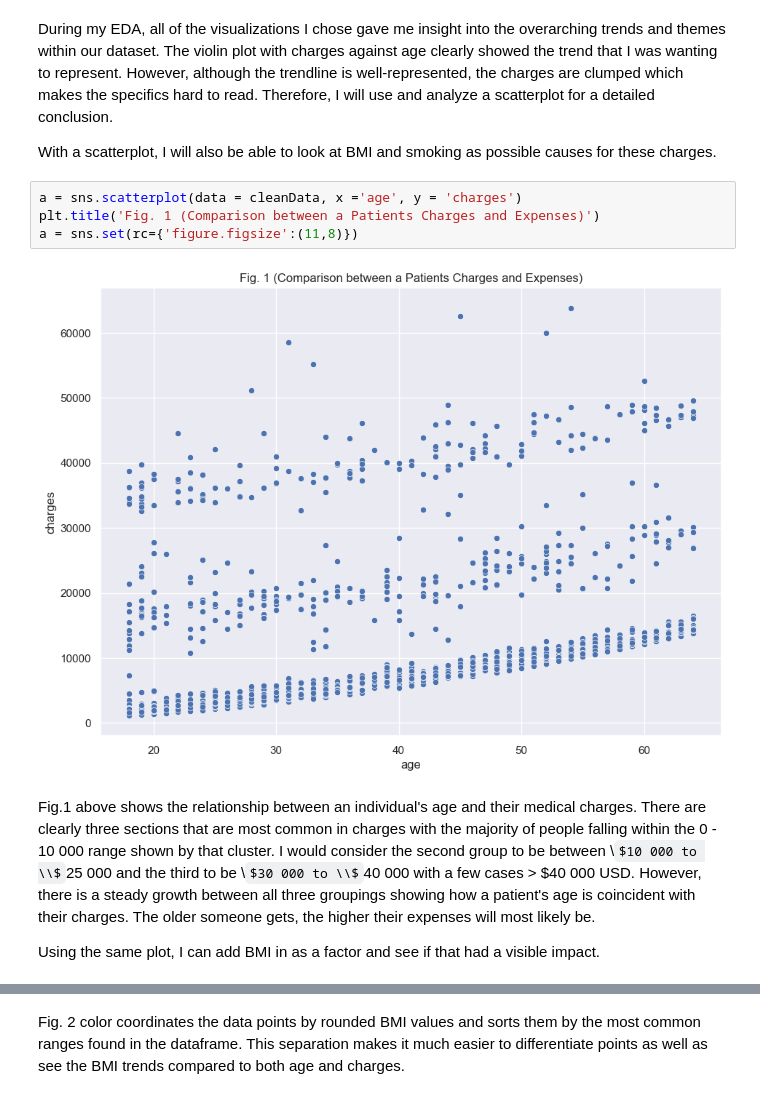
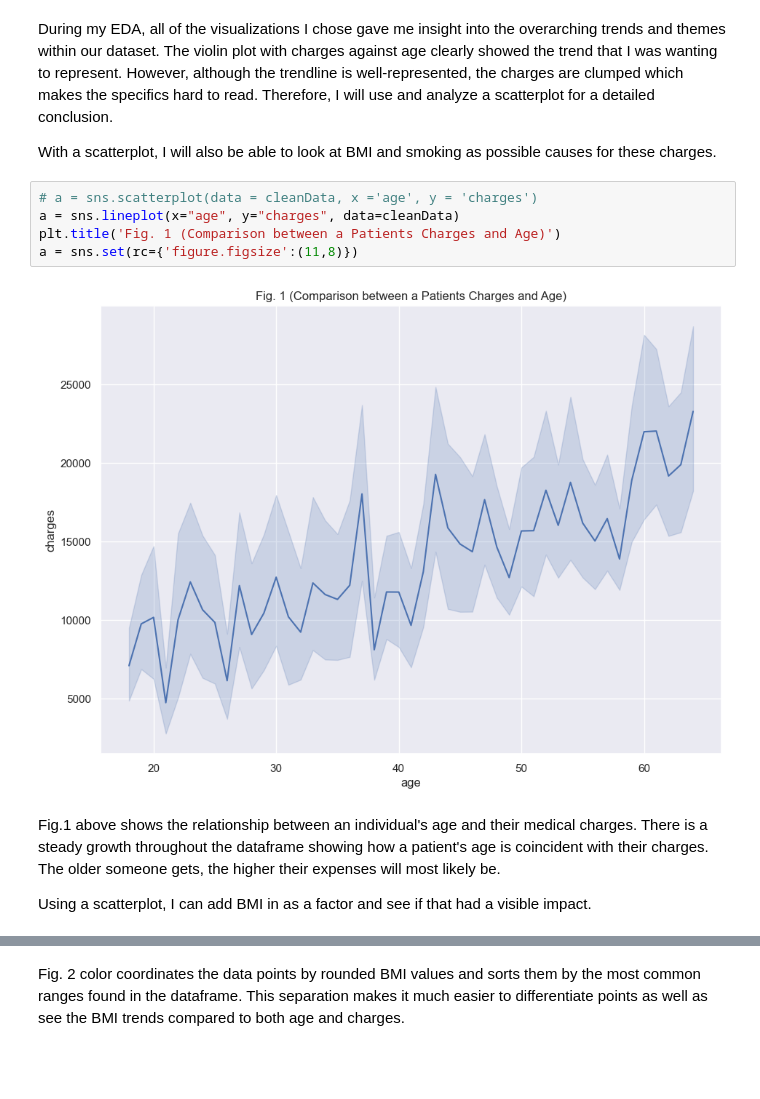
Before and after one commit to ubco-W2022T1-cosc301/project-group44, a Jupyter notebook: notebooks/analysis2.ipynb, the cells around one changed output, grey strips where cells are left out. Drawn from its saved outputs; the diff is of its cells as text; some formulas as TeX source; blank space fills up the shorter version.

Commit message:
Fixed task 4 plots

```diff
--- a/notebooks/analysis2.ipynb
+++ b/notebooks/analysis2.ipynb
@@ -261,14 +261,15 @@ During my EDA, all of the visualizations I chose gave me insight into the overar
 
 With a scatterplot, I will also be able to look at BMI and smoking as possible causes for these charges.
 # %%
-a = sns.scatterplot(data = cleanData, x ='age', y = 'charges')
-plt.title('Fig. 1 (Comparison between a Patients Charges and Expenses)')
+# a = sns.scatterplot(data = cleanData, x ='age', y = 'charges')
+a = sns.lineplot(x="age", y="charges", data=cleanData)
+plt.title('Fig. 1 (Comparison between a Patients Charges and Age)')
 a = sns.set(rc={'figure.figsize':(11,8)})
 # %% [output]
-[figure, old version]
+[figure, new version]
 # %% [markdown]
-Fig.1 above shows the relationship between an individual's age and their medical charges. There are clearly three sections that are most common in charges with the majority of people falling within the 0 - 10 000 range shown by that cluster. I would consider the second group to be between \\$10 000 to \\$25 000 and the third to be \\$30 000 to \\$40 000 with a few cases > \$40 000 USD. However, there is a steady growth between all three groupings showing how a patient's age is coincident with their charges. The older someone gets, the higher their expenses will most likely be.
+Fig.1 above shows the relationship between an individual's age and their medical charges. There is a steady growth throughout the dataframe showing how a patient's age is coincident with their charges. The older someone gets, the higher their expenses will most likely be.
 
-Using the same plot, I can add BMI in as a factor and see if that had a visible impact.
+Using a scatterplot, I can add BMI in as a factor and see if that had a visible impact.
 # %%
 b = sns.scatterplot(data = cleanData, x ='age', y = 'charges', hue = 'bmi')
```
Also changed, not shown: parts of 5 cells of this notebook, 7 other files.
